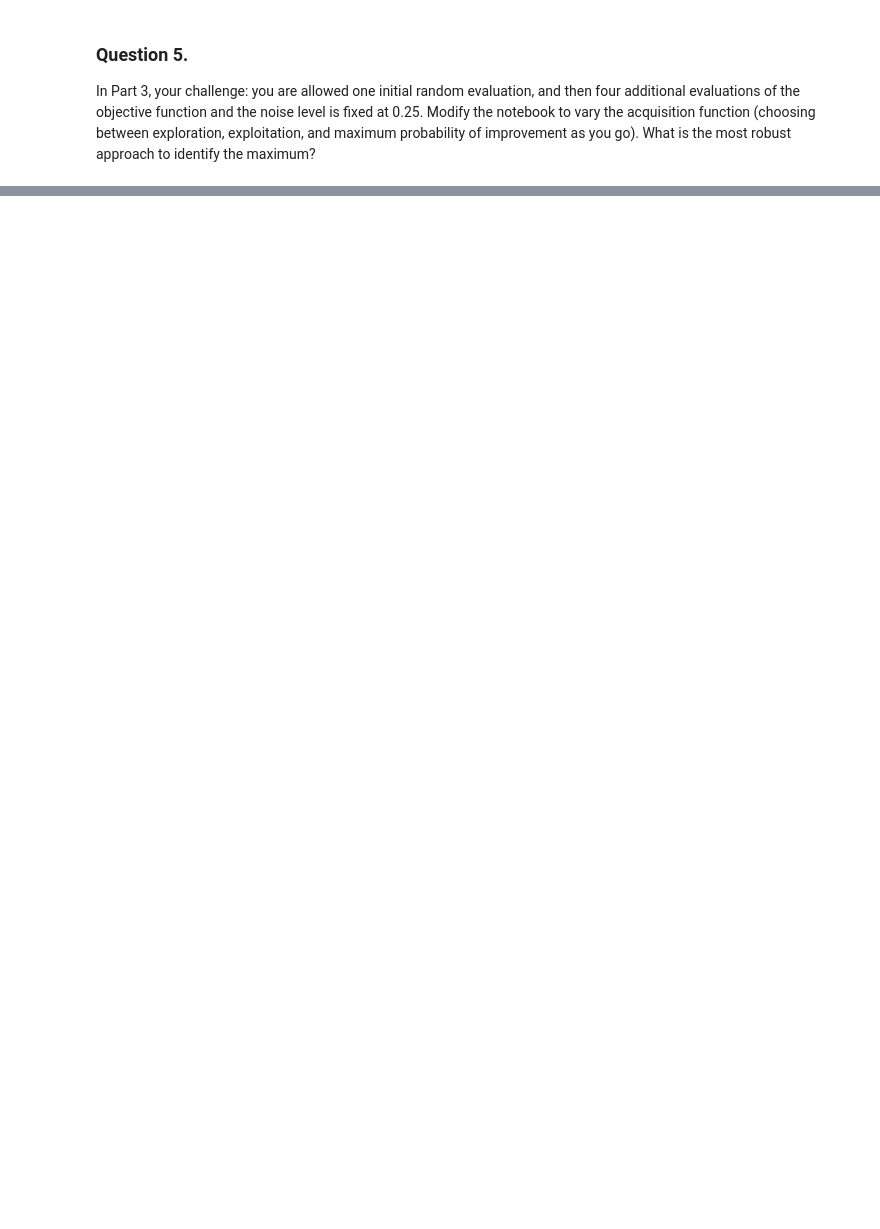
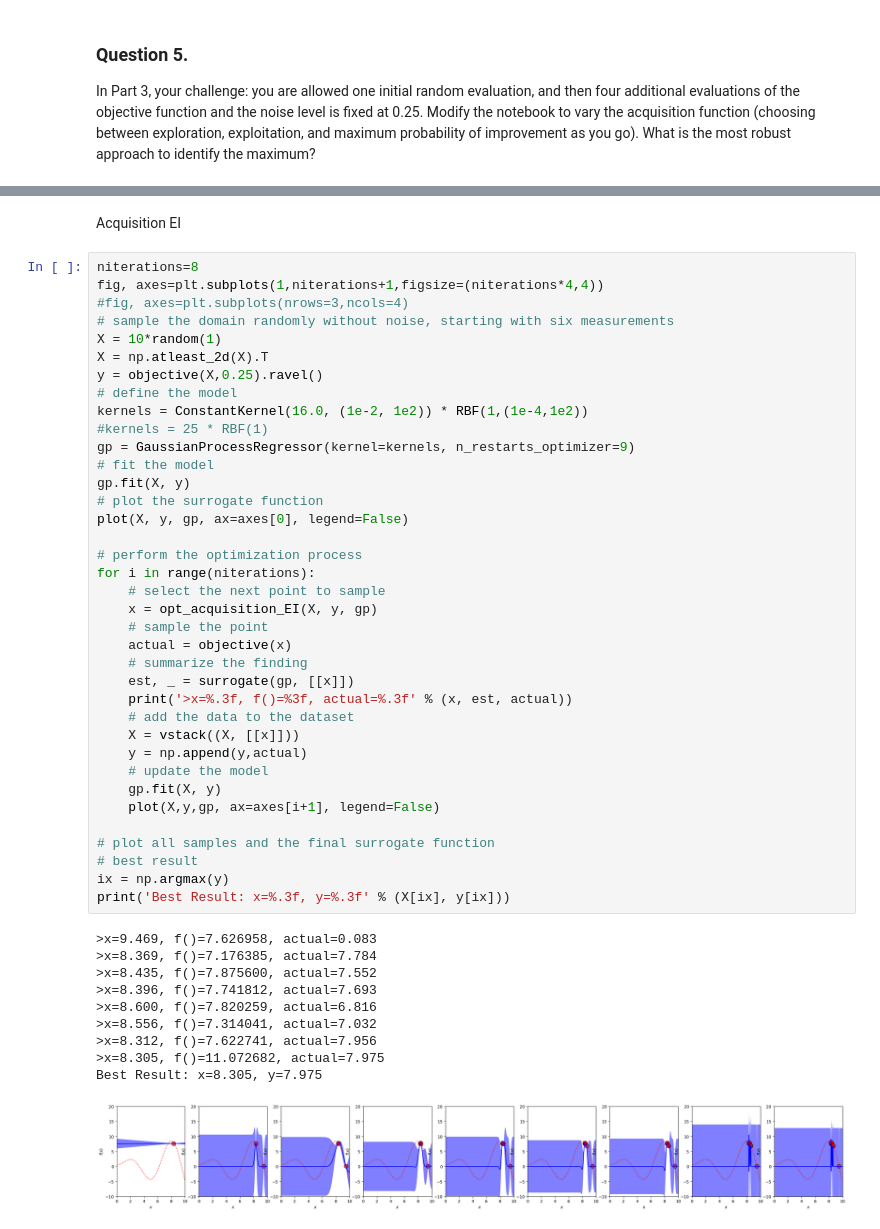
Before and after one commit to dalexa10/Python_Data_Science, a Jupyter notebook: Bayesian_Optimization/bayes.ipynb, the cells around one changed output, grey strips where cells are left out. Drawn from its saved outputs; the diff is of its cells as text; blank space fills up the shorter version.

```diff
--- a/Bayesian_Optimization/bayes.ipynb
+++ b/Bayesian_Optimization/bayes.ipynb
@@ -369,0 +425,50 @@ Modify the notebook to vary the acquisition function (choosing between explorati
+# %% [markdown]
+Acquisition EI
+# %%
+niterations=8
+fig, axes=plt.subplots(1,niterations+1,figsize=(niterations*4,4))
+#fig, axes=plt.subplots(nrows=3,ncols=4)
+# sample the domain randomly without noise, starting with six measurements
+X = 10*random(1)
+X = np.atleast_2d(X).T
+y = objective(X,0.25).ravel()
+# define the model
+kernels = ConstantKernel(16.0, (1e-2, 1e2)) * RBF(1,(1e-4,1e2))
+#kernels = 25 * RBF(1)
+gp = GaussianProcessRegressor(kernel=kernels, n_restarts_optimizer=9)
+# fit the model
+gp.fit(X, y)
+# plot the surrogate function
+plot(X, y, gp, ax=axes[0], legend=False)
+
+# perform the optimization process
+for i in range(niterations):
+    # select the next point to sample
+    x = opt_acquisition_EI(X, y, gp)
+    # sample the point
+    actual = objective(x)
+    # summarize the finding
+    est, _ = surrogate(gp, [[x]])
+    print('>x=%.3f, f()=%3f, actual=%.3f' % (x, est, actual))
+    # add the data to the dataset
+    X = vstack((X, [[x]]))
+    y = np.append(y,actual)
+    # update the model
+    gp.fit(X, y)
+    plot(X,y,gp, ax=axes[i+1], legend=False)
+
+# plot all samples and the final surrogate function
+# best result
+ix = np.argmax(y)
+print('Best Result: x=%.3f, y=%.3f' % (X[ix], y[ix]))
+# %% [output]
+>x=9.469, f()=7.626958, actual=0.083
+>x=8.369, f()=7.176385, actual=7.784
+>x=8.435, f()=7.875600, actual=7.552
+>x=8.396, f()=7.741812, actual=7.693
+>x=8.600, f()=7.820259, actual=6.816
+>x=8.556, f()=7.314041, actual=7.032
+>x=8.312, f()=7.622741, actual=7.956
+>x=8.305, f()=11.072682, actual=7.975
+Best Result: x=8.305, y=7.975
+[figure, added]
```
Also changed, not shown: parts of 18 cells of this notebook.
